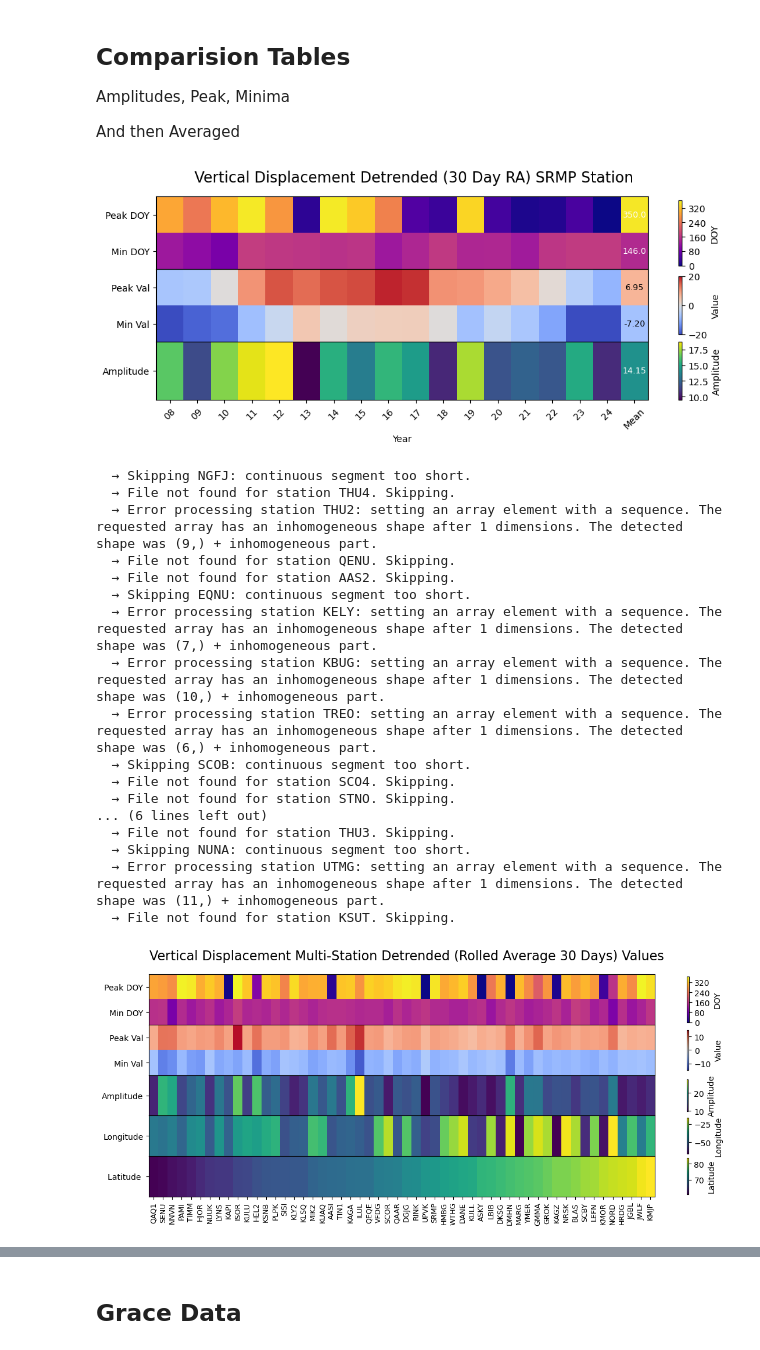
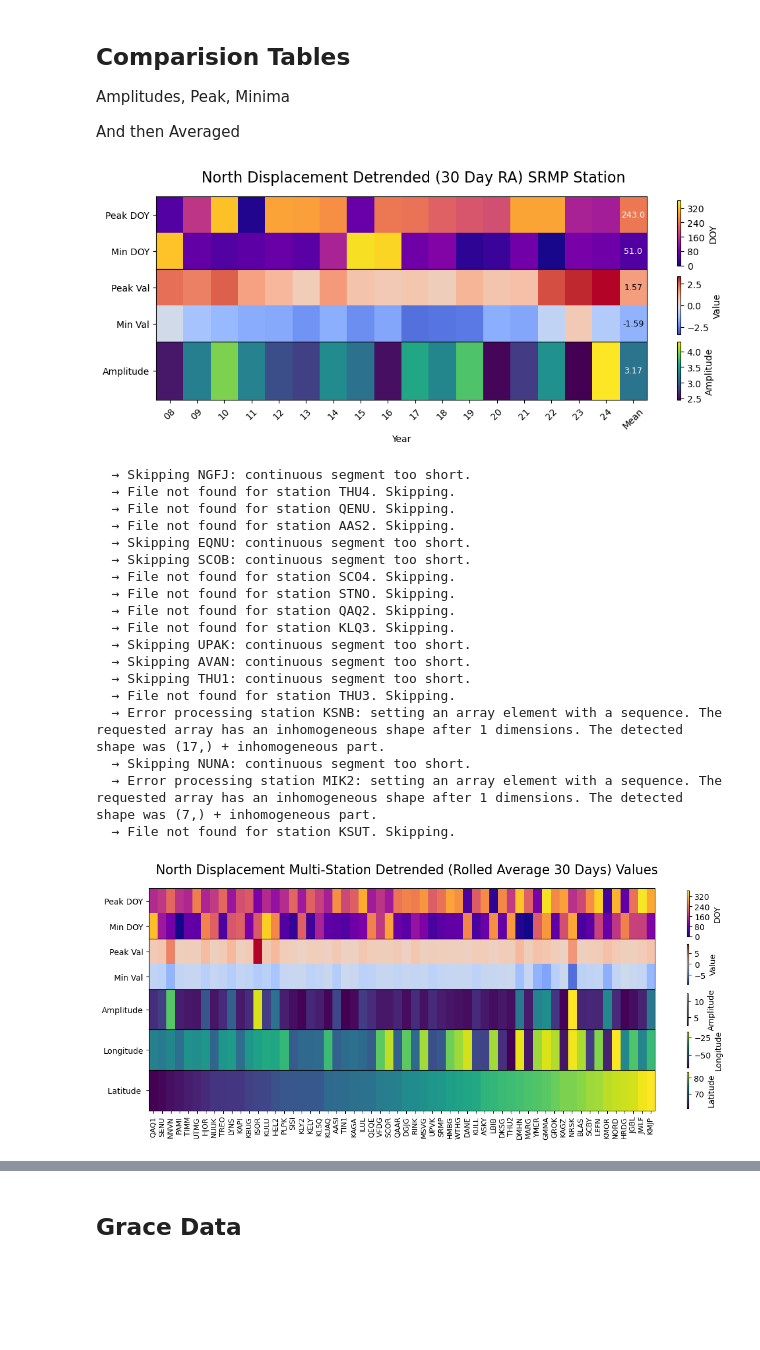
Before and after one commit to diegorvar/signal-processing-enu, a Jupyter notebook: VisualizationDaily.ipynb, the cells around one changed output, grey strips where cells are left out. Saved outputs shown, nothing was run; the diff lists cells and outputs as text; code cells hidden in the pictures; blank space fills up the shorter version.

```diff
--- a/VisualizationDaily.ipynb
+++ b/VisualizationDaily.ipynb
@@ -593,41 +598,42 @@ years_used = np.array(years_used)
 # %%
 fig = plt.figure(figsize=(12, 8))
+filenames = []
 
 years = sorted(np.unique(df_rolling.year))
 colormap = cm.get_cmap('viridis', len(years))
 
 plt.xlabel('Day of Year', fontsize=12)
-plt.ylabel('Vertical Displacement (mm)', fontsize=12)
-plt.title(f'Detrended & Zero-Start Vertical Displacement at {station_name}', fontsize=14, weight='bold')
+plt.ylabel(Disp + ' Displacement (mm)', fontsize=12)
+plt.title(f'Detrended & Zero-Start {Disp} Displacement at {station_name}', fontsize=14, weight='bold')
 plt.axhline(0, color='gray', linewidth=0.8, linestyle='--')
 plt.xlim(0, 365)
 
 for i, year in enumerate(years):
     data = df_rolling[df_rolling['year'] == str(year)]
 
-    offset_up = data['up'] - data['up'].iloc[0]
+    offset_up = data[Disp] - data[Disp].iloc[0]
     plt.plot(data['doy'], offset_up, label=str(year), color=colormap(i), lw=2)
 
     plt.legend(title="Year", loc='center left', bbox_to_anchor=(1, 0.5), fontsize=9)
 
-    filename = f'/Users/dlugardo/Documents/GitHub/signal-processing-enu/Visualization/PlotsforAnimations/Det0VerDisp_{station_name}_{year}.png'
+    filename = f'/Users/dlugardo/Documents/GitHub/signal-processing-enu/Visualization/PlotsforAnimations/Det0{Disp}Disp_{station_name}_{year}.png'
     plt.tight_layout(rect=[0, 0, 0.85, 1])
     plt.savefig(filename, dpi=150)
     filenames.append(filename)
 
 data = df_rolling[df_rolling['year'] == '22']
 LTM = pd.read_csv('/Users/dlugardo/Documents/GitHub/signal-processing-enu/LTM/files/SRMP_Daily30RollingLTM.csv')
-offset_up_LTM = LTM['up'] - LTM['up'].iloc[0]
+offset_up_LTM = LTM[Disp] - LTM[Disp].iloc[0]
 plt.tight_layout(rect=[0, 0, 0.85, 1])
 plt.plot(data['doy'], offset_up_LTM, label = 'Mean', c= 'red')
 plt.legend(title="Year", loc='center left', bbox_to_anchor=(1, 0.5), fontsize=9)
 
-filename = f'/Users/dlugardo/Documents/GitHub/signal-processing-enu/Visualization/PlotsforAnimations/Det0VerDisp_{station_name}_Mean.png'
+filename = f'/Users/dlugardo/Documents/GitHub/signal-processing-enu/Visualization/PlotsforAnimations/Det0{Disp}Disp_{station_name}_Mean.png'
 plt.savefig(filename, dpi=150)
 filenames.append(filename)
 
 
-gif_path = f'/Users/dlugardo/Documents/GitHub/signal-processing-enu/Visualization/Det0VerDisp_{station_name}.gif'
+gif_path = f'/Users/dlugardo/Documents/GitHub/signal-processing-enu/Visualization/Det0{Disp}Disp_{station_name}.gif'
 with imageio.get_writer(gif_path, mode='I', duration=200) as writer:
     for filename in filenames:
         image = imageio.imread(filename)
@@ -713,16 +683,16 @@ for i, year in enumerate(np.unique(df_rolling.year)):
 
     if data.shape[0] > 350:
         years_used.append(year)
-        a = data['up'].idxmin()
+        a = data[Disp].idxmin()
         minima.append(data['doy'][a])
-        minimaval.append(data['up'][a])
+        minimaval.append(data[Disp][a])
 
-        b = data['up'].idxmax()
+        b = data[Disp].idxmax()
         peak.append(data['doy'][b])
-        peakval.append(data['up'][b])
+        peakval.append(data[Disp][b])
 
-        a1 = data['up'].min()
-        b1 = data['up'].max()
+        a1 = data[Disp].min()
+        b1 = data[Disp].max()
         amplitude.append(b1-a1)
 
 peak = np.array(peak)
@@ -750,8 +720,6 @@ arr = np.hstack([arr, avg_col])  # now arr.shape = (5, n_years + 1)
 # Update year labels
 years_used.append("Mean")
 # %%
-
-
 # Prepare data and labels
 row_labels = ['Peak DOY', 'Peak Value', 'Min DOY', 'Min Value', 'Amplitude']
 years = np.unique(df_rolling.year)
@@ -779,41 +747,42 @@ for row_idx in range(doy_data.shape[0]):
 # ---- 2. Peak/Min Values ----
 ax2 = fig.add_subplot(gs[1], sharex=ax1)
 val_data = np.vstack([arr[1], arr[3]])  # Peak & Min Value
-im2 = ax2.imshow(val_data, aspect='auto', cmap='coolwarm', vmin=-20, vmax=20)
+
+im2 = ax2.imshow(val_data, aspect='auto', cmap='coolwarm', vmin=-np.max(np.abs(val_data)), vmax=np.max(np.abs(val_data)))
 ax2.set_yticks([0, 1])
 ax2.set_yticklabels(['Peak Val', 'Min Val'])
 ax2.tick_params(axis='x', which='both', bottom=False, labelbottom=False)
 fig.colorbar(im2, ax=ax2, orientation='vertical', label='Value', shrink=0.8)
 for row_idx in range(val_data.shape[0]):
     val = val_data[row_idx, -1]
     ax2.text(val_data.shape[1]-1, row_idx, f"{val:.2f}", ha='center', va='center',
              color='black' if abs(val) < 10 else 'white', fontsize=9)
 
 # ---- 3. Amplitude ----
 ax3 = fig.add_subplot(gs[2], sharex=ax1)
 amp_data = arr[4:5]  # Amplitude only
 
 im3 = ax3.imshow(amp_data, aspect='auto', cmap='viridis', vmin=np.min(amp_data), vmax=np.max(amp_data))
 ax3.set_yticks([0])
 ax3.set_yticklabels(['Amplitude'])
 ax3.set_xticks(np.arange(len(years_used)))
 ax3.set_xticklabels(years_used, rotation=45)
 
 cbar = fig.colorbar(im3, ax=ax3, orientation='vertical', label='Amplitude')
 cbar.locator = MaxNLocator(nbins=4)
 cbar.update_ticks()
 
 val = amp_data[0, -1]
 ax3.text(amp_data.shape[1]-1, 0, f"{val:.2f}", ha='center', va='center', color='white', fontsize=9)
 
 # ---- Global formatting ----
 
-fig.suptitle("Vertical Displacement Detrended (30 Day RA) SRMP Station", fontsize=16, y=0.98, x= 0.45)
+fig.suptitle( "North Displacement Detrended (30 Day RA) SRMP Station", fontsize=16, y=0.98, x= 0.45)
 ax3.set_xlabel("Year")
 
 plt.show()
 # %% [output]
-[figure, old version]
+[figure, new version]
 # %%
 all_station_averages = []  # Store avg arrays for each station
 stations_processed = []
@@ -871,16 +840,16 @@ for station_name in StationMetaData.station:
 
             if data_year.shape[0] > 350:
                 years_used.append(year)
-                min_idx = data_year['up'].idxmin()
-                max_idx = data_year['up'].idxmax()
+                min_idx = data_year[Disp].idxmin()
+                max_idx = data_year[Disp].idxmax()
 
                 minima.append(data_year['doy'][min_idx])
-                minimaval.append(data_year['up'][min_idx])
+                minimaval.append(data_year[Disp][min_idx])
 
                 peak.append(data_year['doy'][max_idx])
-                peakval.append(data_year['up'][max_idx])
+                peakval.append(data_year[Disp][max_idx])
 
-                amp = data_year['up'].max() - data_year['up'].min()
+                amp = data_year[Disp].max() - data_year[Disp].min()
                 amplitude.append(amp)
 
         # Convert to arrays **once, after loop**
@@ -914,20 +883,21 @@ for station_name in StationMetaData.station:
 # %% [output]
   → Skipping NGFJ: continuous segment too short.
   → File not found for station THU4. Skipping.
-  → Error processing station THU2: setting an array element with a sequence. The requested array has an inhomogeneous shape after 1 dimensions. The detected shape was (9,) + inhomogeneous part.
   → File not found for station QENU. Skipping.
   → File not found for station AAS2. Skipping.
   → Skipping EQNU: continuous segment too short.
-  → Error processing station KELY: setting an array element with a sequence. The requested array has an inhomogeneous shape after 1 dimensions. The detected shape was (7,) + inhomogeneous part.
-  → Error processing station KBUG: setting an array element with a sequence. The requested array has an inhomogeneous shape after 1 dimensions. The detected shape was (10,) + inhomogeneous part.
-  → Error processing station TREO: setting an array element with a sequence. The requested array has an inhomogeneous shape after 1 dimensions. The detected shape was (6,) + inhomogeneous part.
   → Skipping SCOB: continuous segment too short.
   → File not found for station SCO4. Skipping.
   → File not found for station STNO. Skipping.
-... (6 lines left out)
+  → File not found for station QAQ2. Skipping.
+  → File not found for station KLQ3. Skipping.
+  → Skipping UPAK: continuous segment too short.
+  → Skipping AVAN: continuous segment too short.
+  → Skipping THU1: continuous segment too short.
   → File not found for station THU3. Skipping.
+  → Error processing station KSNB: setting an array element with a sequence. The requested array has an inhomogeneous shape after 1 dimensions. The detected shape was (17,) + inhomogeneous part.
   → Skipping NUNA: continuous segment too short.
-  → Error processing station UTMG: setting an array element with a sequence. The requested array has an inhomogeneous shape after 1 dimensions. The detected shape was (11,) + inhomogeneous part.
+  → Error processing station MIK2: setting an array element with a sequence. The requested array has an inhomogeneous shape after 1 dimensions. The detected shape was (7,) + inhomogeneous part.
   → File not found for station KSUT. Skipping.
 # %%
 arr = np.array(all_station_averages).T
@@ -958,7 +928,7 @@ cbar.update_ticks()
 # ---- 2. Peak/Min Values ----
 ax2 = fig.add_subplot(gs[1], sharex=ax1)
 val_data = arr[1:4:2]  # Peak Val, Min Val
-im2 = ax2.imshow(val_data, aspect='auto', cmap='coolwarm', vmin=-15, vmax=15)
+im2 = ax2.imshow(val_data, aspect='auto', cmap='coolwarm', vmin=-np.max(np.abs(val_data)), vmax=np.max(np.abs(val_data)))
 ax2.set_yticks([0, 1])
 ax2.set_yticklabels(['Peak Val', 'Min Val'])
 ax2.tick_params(axis='x', which='both', bottom=False, labelbottom=False)
@@ -997,10 +967,10 @@ ax5.tick_params(axis='x', which='both', bottom=False, labelbottom=False)
 fig.colorbar(im5, ax=ax5, orientation='vertical', label='Longitude', shrink = 0.9)
 
 # ---- Global formatting ----
-fig.suptitle("Vertical Displacement Multi-Station Detrended (Rolled Average 30 Days) Values", fontsize=16, y=0.98, x=0.45)
+fig.suptitle("North Displacement Multi-Station Detrended (Rolled Average 30 Days) Values", fontsize=16, y=0.98, x=0.45)
 ax3.set_xlabel("Station")
 
 plt.tight_layout()
 plt.show()
 # %% [output]
-[figure, old version]
+[figure, new version]
```
Also changed, not shown: parts of 6 cells of this notebook, 43 other files.
